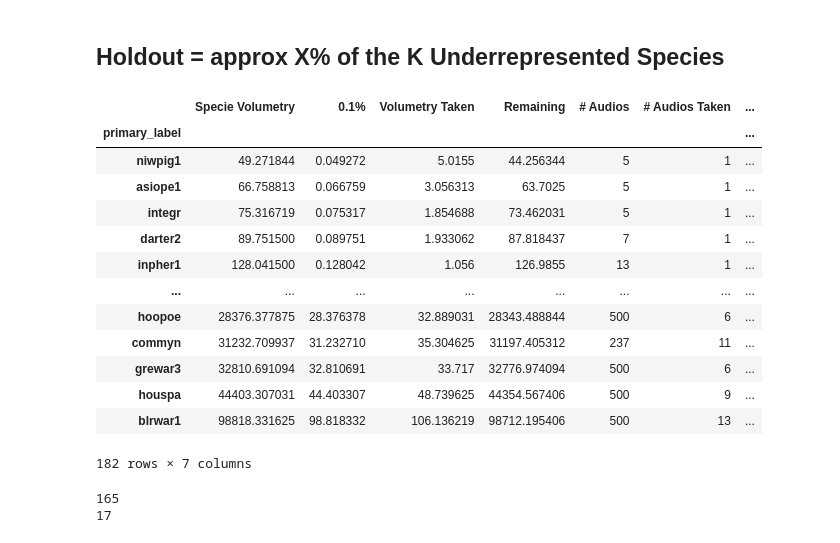
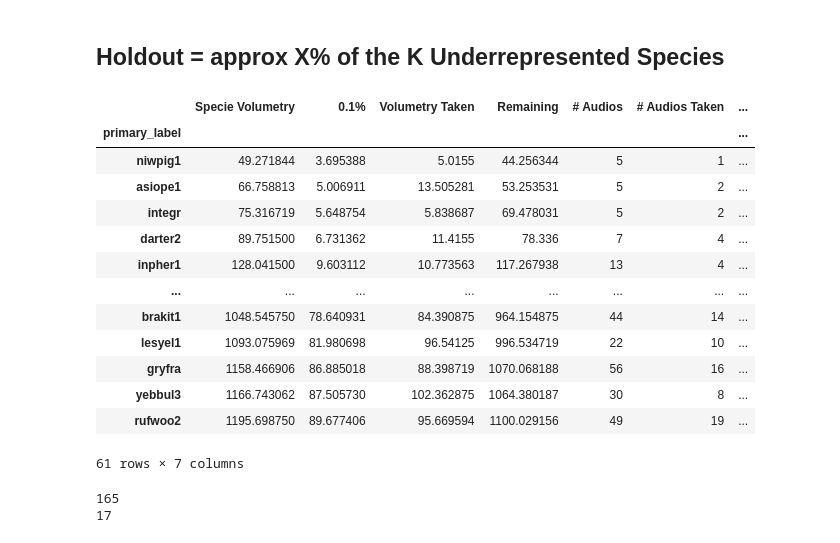
Before and after one commit to leonardoboulitreau/AIMS-BirdCLEF, a Jupyter notebook: Leo/CreateHoldout.ipynb, the cells around one changed output. Saved outputs shown, nothing was run; the diff lists cells and outputs as text; code cells hidden in the pictures.

```diff
--- a/Leo/CreateHoldout.ipynb
+++ b/Leo/CreateHoldout.ipynb
@@ -24,53 +24,53 @@ df['Duration'] = df.apply(lambda x: librosa.get_duration(path=x['filepath']), ax
 # %% [markdown]
 ## Holdout = approx X% of the K Underrepresented Species
 # %%
-k = 182
-percent = 0.001
+k = 61
+percent = 0.075
 
 total_duration_per_species = df.groupby('primary_label')['Duration'].sum().sort_values()
 bottom_k_species = total_duration_per_species.sort_values().head(k)
 holdout_bottom_kspecies_vol = bottom_k_species * percent
 
 holdout_df = pd.DataFrame(columns=df.columns)
 n_audios = []
 n_audios_taken = []
 for species, total_duration in holdout_bottom_kspecies_vol.items():
     species_audios = df[df['primary_label'] == species].sort_values(by='Duration')
     n_audios.append(len(species_audios))
     specie_dur = 0
     n = 0
     for idx, row in species_audios.iterrows():
         if specie_dur >= total_duration:
             break
         else:
             holdout_df = pd.concat([holdout_df, row.to_frame().transpose()])
             specie_dur += librosa.get_duration(path=row.filepath)
             n+=1
     n_audios_taken.append(n)
 holdout_df.reset_index(drop=True, inplace=True)
 results_diff = pd.DataFrame({'Specie Volumetry':bottom_k_species, '0.1%': holdout_bottom_kspecies_vol, 'Volumetry Taken': holdout_df.groupby('primary_label')['Duration'].sum().sort_values()})
 results_diff.sort_values(by='Specie Volumetry', inplace=True)
 results_diff['Remaining'] = (results_diff['Specie Volumetry'] - results_diff['Volumetry Taken'])
 results_diff['# Audios'] = n_audios
 results_diff['# Audios Taken'] = n_audios_taken
 results_diff['Audios Remaining for Train'] = results_diff['# Audios'] - results_diff['# Audios Taken']
 results_diff
 # UNNAMED COLUMN WEIRD
 # %% [output]
 |  | Specie Volumetry | 0.1% | Volumetry Taken | Remaining | # Audios | # Audios Taken | ... |
 | primary_label |  |  |  |  |  |  | ... |
-| niwpig1 | 49.271844 | 0.049272 | 5.0155 | 44.256344 | 5 | 1 | ... |
-| asiope1 | 66.758813 | 0.066759 | 3.056313 | 63.7025 | 5 | 1 | ... |
-| integr | 75.316719 | 0.075317 | 1.854688 | 73.462031 | 5 | 1 | ... |
-| darter2 | 89.751500 | 0.089751 | 1.933062 | 87.818437 | 7 | 1 | ... |
-| inpher1 | 128.041500 | 0.128042 | 1.056 | 126.9855 | 13 | 1 | ... |
+| niwpig1 | 49.271844 | 3.695388 | 5.0155 | 44.256344 | 5 | 1 | ... |
+| asiope1 | 66.758813 | 5.006911 | 13.505281 | 53.253531 | 5 | 2 | ... |
+| integr | 75.316719 | 5.648754 | 5.838687 | 69.478031 | 5 | 2 | ... |
+| darter2 | 89.751500 | 6.731362 | 11.4155 | 78.336 | 7 | 4 | ... |
+| inpher1 | 128.041500 | 9.603112 | 10.773563 | 117.267938 | 13 | 4 | ... |
 | ... | ... | ... | ... | ... | ... | ... | ... |
-| hoopoe | 28376.377875 | 28.376378 | 32.889031 | 28343.488844 | 500 | 6 | ... |
-| commyn | 31232.709937 | 31.232710 | 35.304625 | 31197.405312 | 237 | 11 | ... |
-| grewar3 | 32810.691094 | 32.810691 | 33.717 | 32776.974094 | 500 | 6 | ... |
-| houspa | 44403.307031 | 44.403307 | 48.739625 | 44354.567406 | 500 | 9 | ... |
-| blrwar1 | 98818.331625 | 98.818332 | 106.136219 | 98712.195406 | 500 | 13 | ... |
+| brakit1 | 1048.545750 | 78.640931 | 84.390875 | 964.154875 | 44 | 14 | ... |
+| lesyel1 | 1093.075969 | 81.980698 | 96.54125 | 996.534719 | 22 | 10 | ... |
+| gryfra | 1158.466906 | 86.885018 | 88.398719 | 1070.068188 | 56 | 16 | ... |
+| yebbul3 | 1166.743062 | 87.505730 | 102.362875 | 1064.380187 | 30 | 8 | ... |
+| rufwoo2 | 1195.698750 | 89.677406 | 95.669594 | 1100.029156 | 49 | 19 | ... |
-182 rows × 7 columns
+61 rows × 7 columns
 # %%
 holdout_df = holdout_df[['name', 'filepath']]
 holdout_df.to_csv(path_or_buf='../input/birdclef-2024/holdout_'+str(k)+'_under_'+str(percent*100)+'%_.csv')
```
Also changed, not shown: parts of 1 cell of this notebook, 1 other file.
